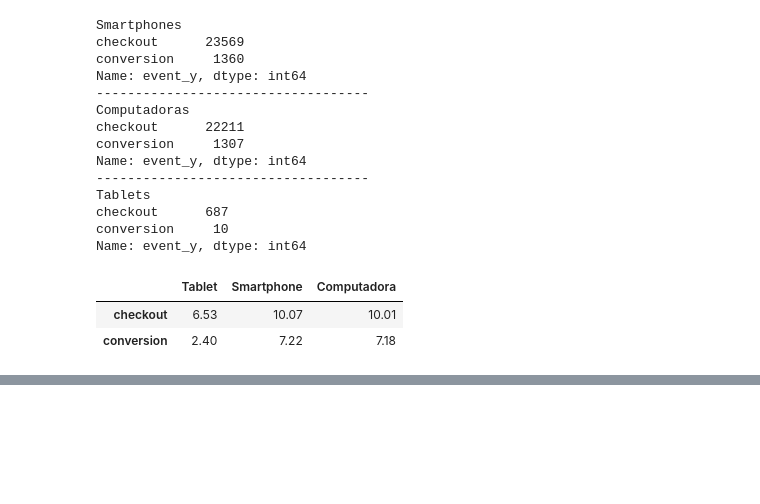
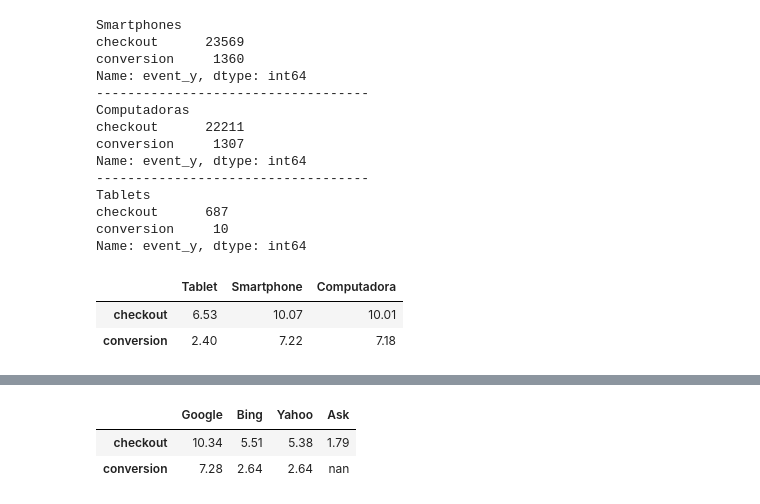
Before and after one commit to EugeniaFranchi/TP-Datos, a Jupyter notebook: TpDatos.ipynb, the cells around one changed output, grey strips where cells are left out. Saved outputs shown, nothing was run; the diff lists cells and outputs as text; code cells hidden in the pictures; blank space fills up the shorter version.

```diff
--- a/TpDatos.ipynb
+++ b/TpDatos.ipynb
@@ -988,0 +1067,24 @@ Text(0.5,0,'Dispositivo')
+# %%
+v1=np.log(google['event_y'].value_counts()+1)
+v2=np.log(bing['event_y'].value_counts()+1)
+v3=np.log(yahoo['event_y'].value_counts()+1)
+v4=np.log(ask['event_y'].value_counts()+1)
+
+tabla1 = pd.concat([v1],axis=1)
+tabla1.columns = ['Google']
+
+tabla2 = pd.concat([v2],axis=1)
+tabla2.columns = ['Bing']
+
+tabla3 = pd.concat([v3],axis=1)
+tabla3.columns = ['Yahoo']
+
+tabla4 = pd.concat([v4],axis=1)
+tabla4.columns = ['Ask']
+
+tabla = pd.concat([tabla1,tabla2,tabla3,tabla4],axis=1)
+tabla
+# %% [output]
+|  | Google | Bing | Yahoo | Ask |
+| checkout | 10.34 | 5.51 | 5.38 | 1.79 |
+| conversion | 7.28 | 2.64 | 2.64 | nan |
```
Also changed, not shown: parts of 19 cells of this notebook.
